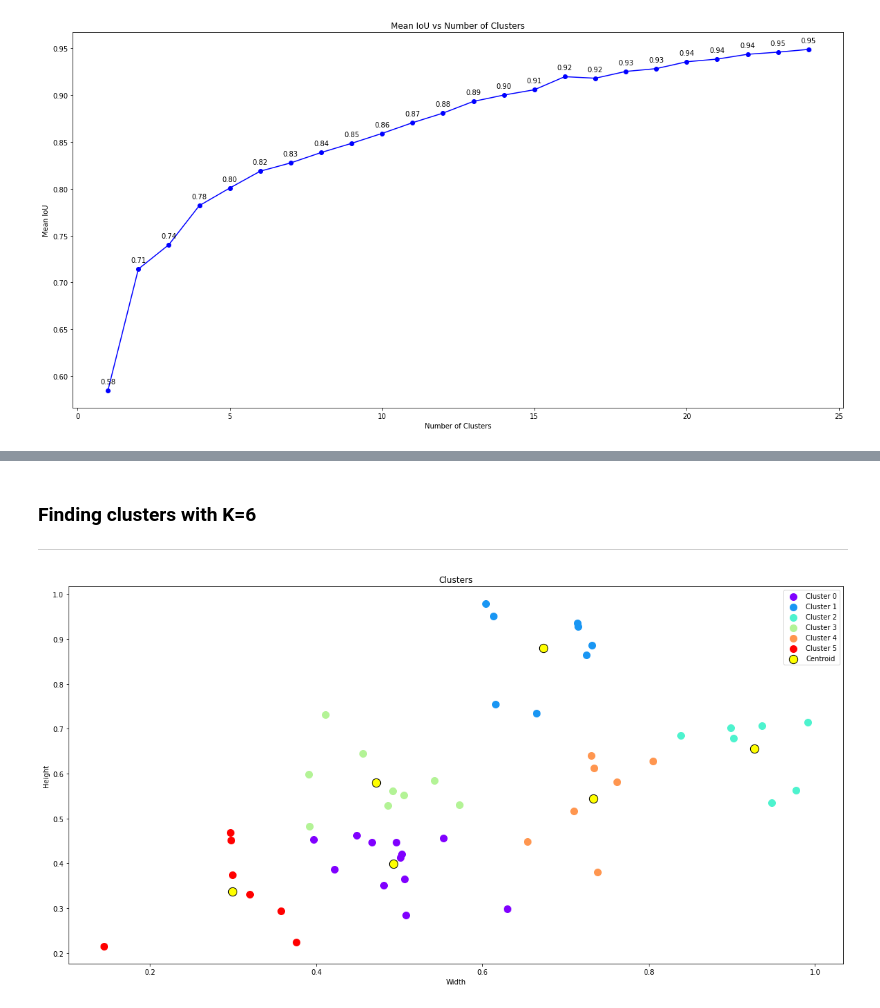
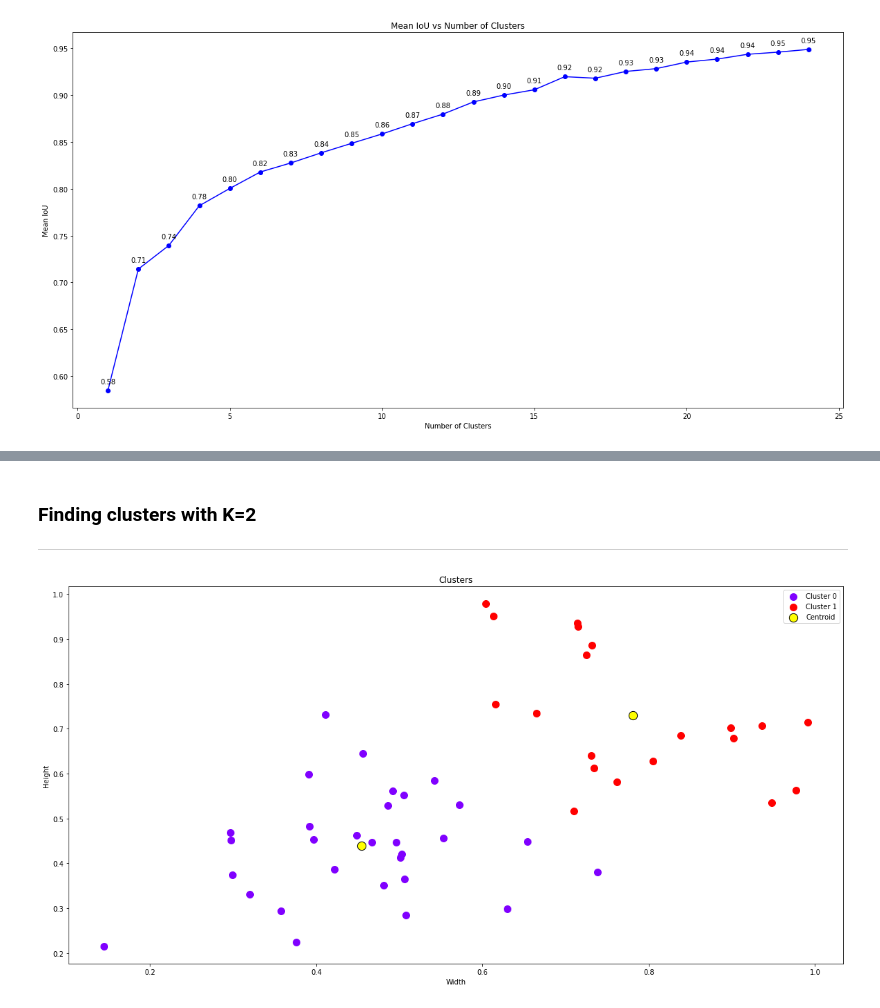
Before and after one commit to garima-mahato/EVA4, a Jupyter notebook: S12/AssignmentB/EVA4_Session12_AssignmentB.ipynb, the cells around one changed output, grey strips where cells are left out. Drawn from its saved outputs; the diff is of its cells as text; code cells hidden in the pictures.

```diff
--- a/S12/AssignmentB/EVA4_Session12_AssignmentB.ipynb
+++ b/S12/AssignmentB/EVA4_Session12_AssignmentB.ipynb
@@ -318,9 +484,9 @@ visualize(xs, ys)
 # %% [markdown]
-### Finding clusters with K=6
+### Finding clusters with K=2
 ---
 # %%
-n_clusters=6
+n_clusters=2
 y_means, centroids = create_clusters(X, n_clusters)
 plot_clusters(X, y_means, centroids, n_clusters)
 # %% [output]
-[figure, old version]
+[figure, new version]
```
Also changed, not shown: parts of 14 cells of this notebook.
